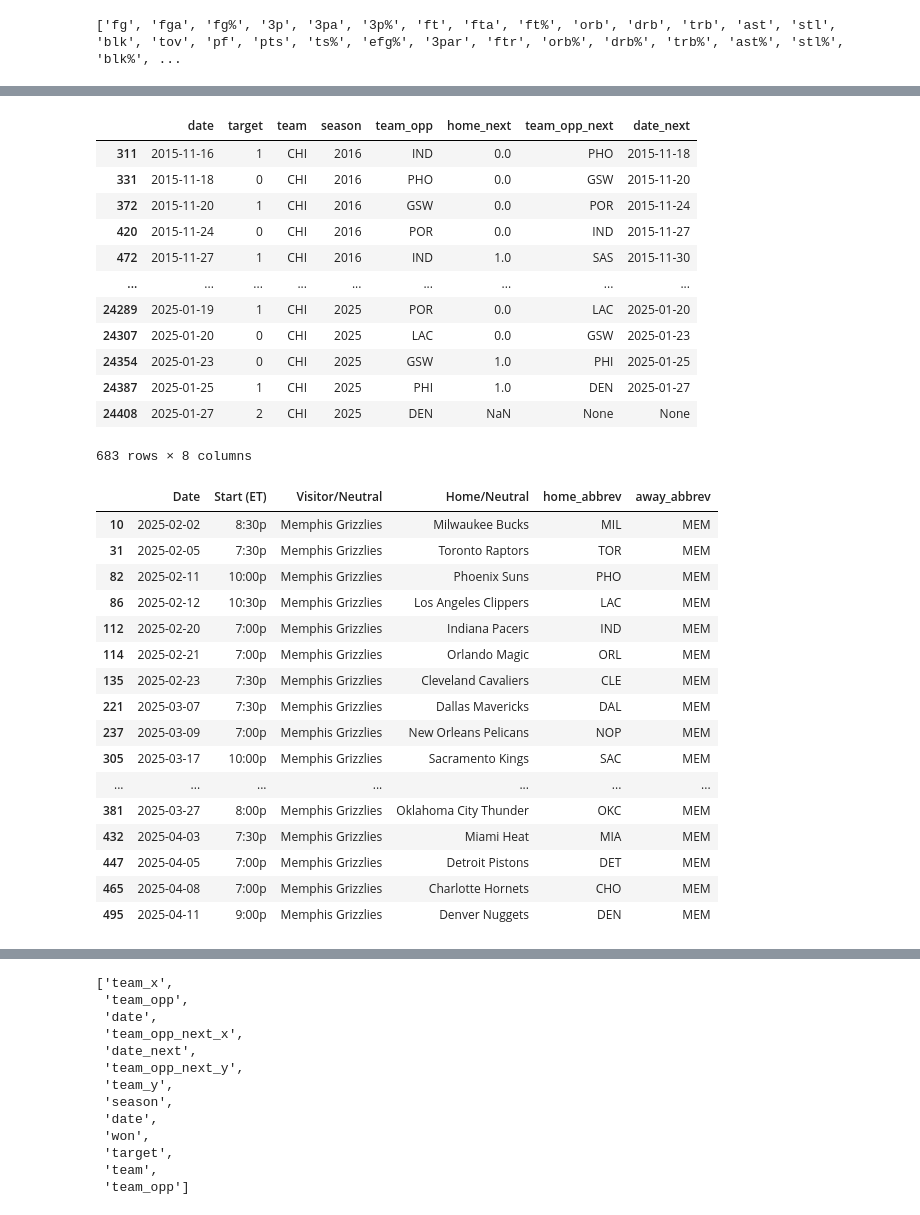
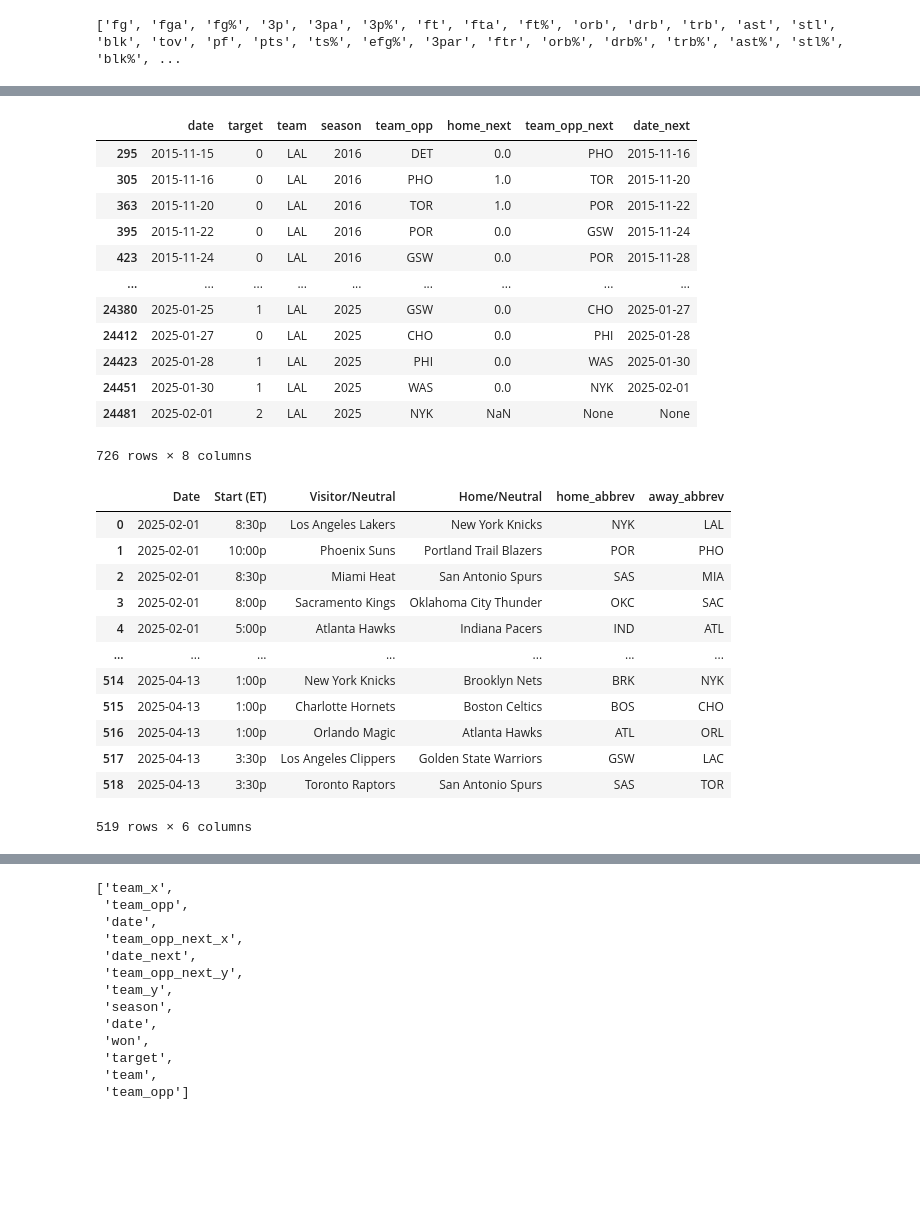
Before and after one commit to Niko2425/NBA-Predict, a Jupyter notebook: predict.ipynb, the cells around one changed output, grey strips where cells are left out. Cells and saved outputs as stored; diff of their text form; code cells hidden in the pictures; blank space fills up the shorter version.

```diff
--- a/predict.ipynb
+++ b/predict.ipynb
@@ -338,40 +284,37 @@ df["team_opp_next"] = add_col(df, "team_opp")
 df["date_next"] = add_col(df, "date")
 # %%
 #Find rows where team is CHI and list out columns (last 3 are what we will have to manually fill using schedule of next game)
-df[df["team"] == "CHI"][["date", "target", "team", "season", "team_opp", "home_next", "team_opp_next", "date_next"]]
+df[df["team"] == "LAL"][["date", "target", "team", "season", "team_opp", "home_next", "team_opp_next", "date_next"]]
 # %% [output]
 |  | date | target | team | season | team_opp | home_next | team_opp_next | date_next |
-| 311 | 2015-11-16 | 1 | CHI | 2016 | IND | 0.0 | PHO | 2015-11-18 |
-| 331 | 2015-11-18 | 0 | CHI | 2016 | PHO | 0.0 | GSW | 2015-11-20 |
-| 372 | 2015-11-20 | 1 | CHI | 2016 | GSW | 0.0 | POR | 2015-11-24 |
-| 420 | 2015-11-24 | 0 | CHI | 2016 | POR | 0.0 | IND | 2015-11-27 |
-| 472 | 2015-11-27 | 1 | CHI | 2016 | IND | 1.0 | SAS | 2015-11-30 |
+| 295 | 2015-11-15 | 0 | LAL | 2016 | DET | 0.0 | PHO | 2015-11-16 |
+| 305 | 2015-11-16 | 0 | LAL | 2016 | PHO | 1.0 | TOR | 2015-11-20 |
+| 363 | 2015-11-20 | 0 | LAL | 2016 | TOR | 1.0 | POR | 2015-11-22 |
+| 395 | 2015-11-22 | 0 | LAL | 2016 | POR | 0.0 | GSW | 2015-11-24 |
+| 423 | 2015-11-24 | 0 | LAL | 2016 | GSW | 0.0 | POR | 2015-11-28 |
 | ... | ... | ... | ... | ... | ... | ... | ... | ... |
-| 24289 | 2025-01-19 | 1 | CHI | 2025 | POR | 0.0 | LAC | 2025-01-20 |
-| 24307 | 2025-01-20 | 0 | CHI | 2025 | LAC | 0.0 | GSW | 2025-01-23 |
-| 24354 | 2025-01-23 | 0 | CHI | 2025 | GSW | 1.0 | PHI | 2025-01-25 |
-| 24387 | 2025-01-25 | 1 | CHI | 2025 | PHI | 1.0 | DEN | 2025-01-27 |
-| 24408 | 2025-01-27 | 2 | CHI | 2025 | DEN | NaN | None | None |
+| 24380 | 2025-01-25 | 1 | LAL | 2025 | GSW | 0.0 | CHO | 2025-01-27 |
+| 24412 | 2025-01-27 | 0 | LAL | 2025 | CHO | 0.0 | PHI | 2025-01-28 |
+| 24423 | 2025-01-28 | 1 | LAL | 2025 | PHI | 0.0 | WAS | 2025-01-30 |
+| 24451 | 2025-01-30 | 1 | LAL | 2025 | WAS | 0.0 | NYK | 2025-02-01 |
+| 24481 | 2025-02-01 | 2 | LAL | 2025 | NYK | NaN | None | None |
-683 rows × 8 columns
+726 rows × 8 columns
 # %%
 # Now, we will use our future csv with future games to fill in home_next, team_opp_next, and date_next
-future = pd.read_csv("future_test_02_01.csv")
-future[future["away_abbrev"] == "MEM"]
+future = pd.read_csv("future_2025.csv")
+#future[future["away_abbrev"] == "MEM"]
+future
 # %% [output]
 |  | Date | Start (ET) | Visitor/Neutral | Home/Neutral | home_abbrev | away_abbrev |
-| 10 | 2025-02-02 | 8:30p | Memphis Grizzlies | Milwaukee Bucks | MIL | MEM |
-| 31 | 2025-02-05 | 7:30p | Memphis Grizzlies | Toronto Raptors | TOR | MEM |
-| 82 | 2025-02-11 | 10:00p | Memphis Grizzlies | Phoenix Suns | PHO | MEM |
-| 86 | 2025-02-12 | 10:30p | Memphis Grizzlies | Los Angeles Clippers | LAC | MEM |
-| 112 | 2025-02-20 | 7:00p | Memphis Grizzlies | Indiana Pacers | IND | MEM |
-| 114 | 2025-02-21 | 7:00p | Memphis Grizzlies | Orlando Magic | ORL | MEM |
-| 135 | 2025-02-23 | 7:30p | Memphis Grizzlies | Cleveland Cavaliers | CLE | MEM |
-| 221 | 2025-03-07 | 7:30p | Memphis Grizzlies | Dallas Mavericks | DAL | MEM |
-| 237 | 2025-03-09 | 7:00p | Memphis Grizzlies | New Orleans Pelicans | NOP | MEM |
-| 305 | 2025-03-17 | 10:00p | Memphis Grizzlies | Sacramento Kings | SAC | MEM |
+| 0 | 2025-02-01 | 8:30p | Los Angeles Lakers | New York Knicks | NYK | LAL |
+| 1 | 2025-02-01 | 10:00p | Phoenix Suns | Portland Trail Blazers | POR | PHO |
+| 2 | 2025-02-01 | 8:30p | Miami Heat | San Antonio Spurs | SAS | MIA |
+| 3 | 2025-02-01 | 8:00p | Sacramento Kings | Oklahoma City Thunder | OKC | SAC |
+| 4 | 2025-02-01 | 5:00p | Atlanta Hawks | Indiana Pacers | IND | ATL |
 | ... | ... | ... | ... | ... | ... | ... |
-| 381 | 2025-03-27 | 8:00p | Memphis Grizzlies | Oklahoma City Thunder | OKC | MEM |
-| 432 | 2025-04-03 | 7:30p | Memphis Grizzlies | Miami Heat | MIA | MEM |
-| 447 | 2025-04-05 | 7:00p | Memphis Grizzlies | Detroit Pistons | DET | MEM |
-| 465 | 2025-04-08 | 7:00p | Memphis Grizzlies | Charlotte Hornets | CHO | MEM |
-| 495 | 2025-04-11 | 9:00p | Memphis Grizzlies | Denver Nuggets | DEN | MEM |
+| 514 | 2025-04-13 | 1:00p | New York Knicks | Brooklyn Nets | BRK | NYK |
+| 515 | 2025-04-13 | 1:00p | Charlotte Hornets | Boston Celtics | BOS | CHO |
+| 516 | 2025-04-13 | 1:00p | Orlando Magic | Atlanta Hawks | ATL | ORL |
+| 517 | 2025-04-13 | 3:30p | Los Angeles Clippers | Golden State Warriors | GSW | LAC |
+| 518 | 2025-04-13 | 3:30p | Toronto Raptors | San Antonio Spurs | SAS | TOR |
+519 rows × 6 columns
```
Also changed, not shown: parts of 28 cells of this notebook, 4 other files.
